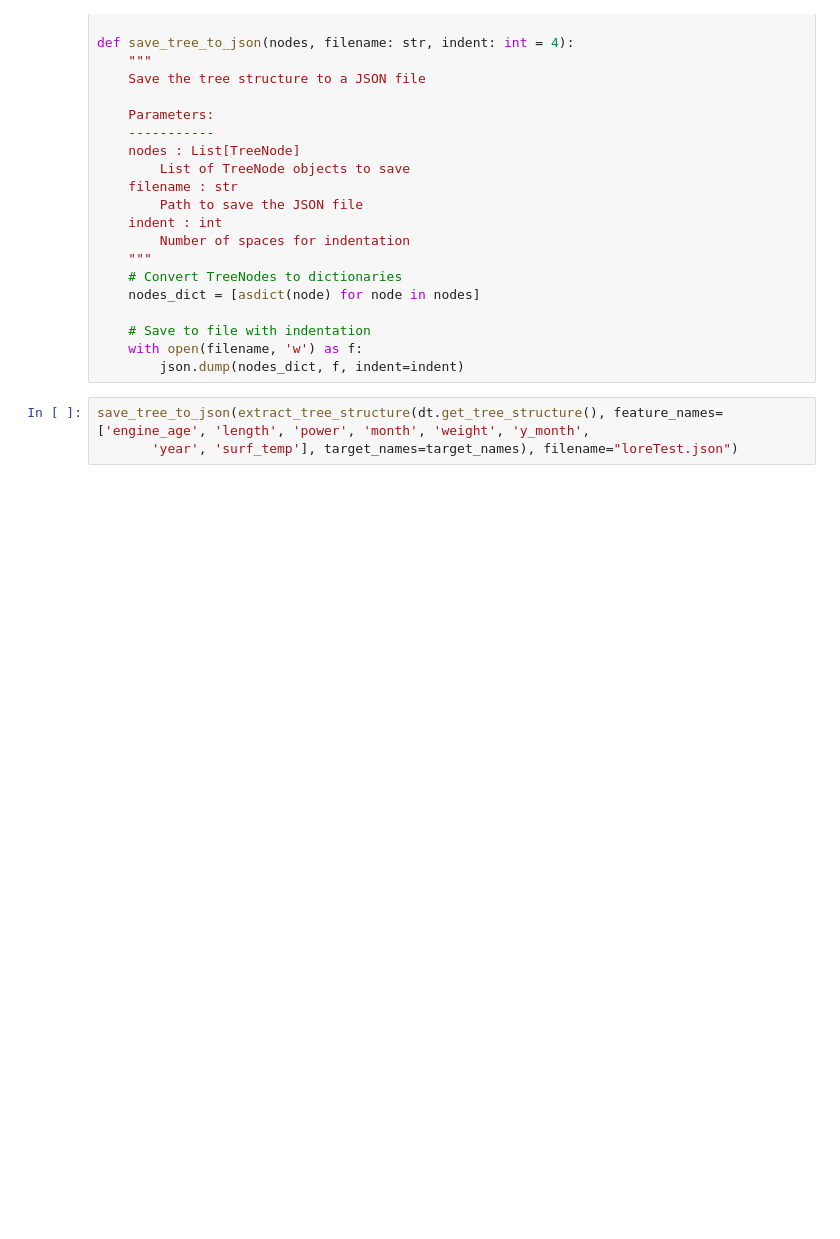
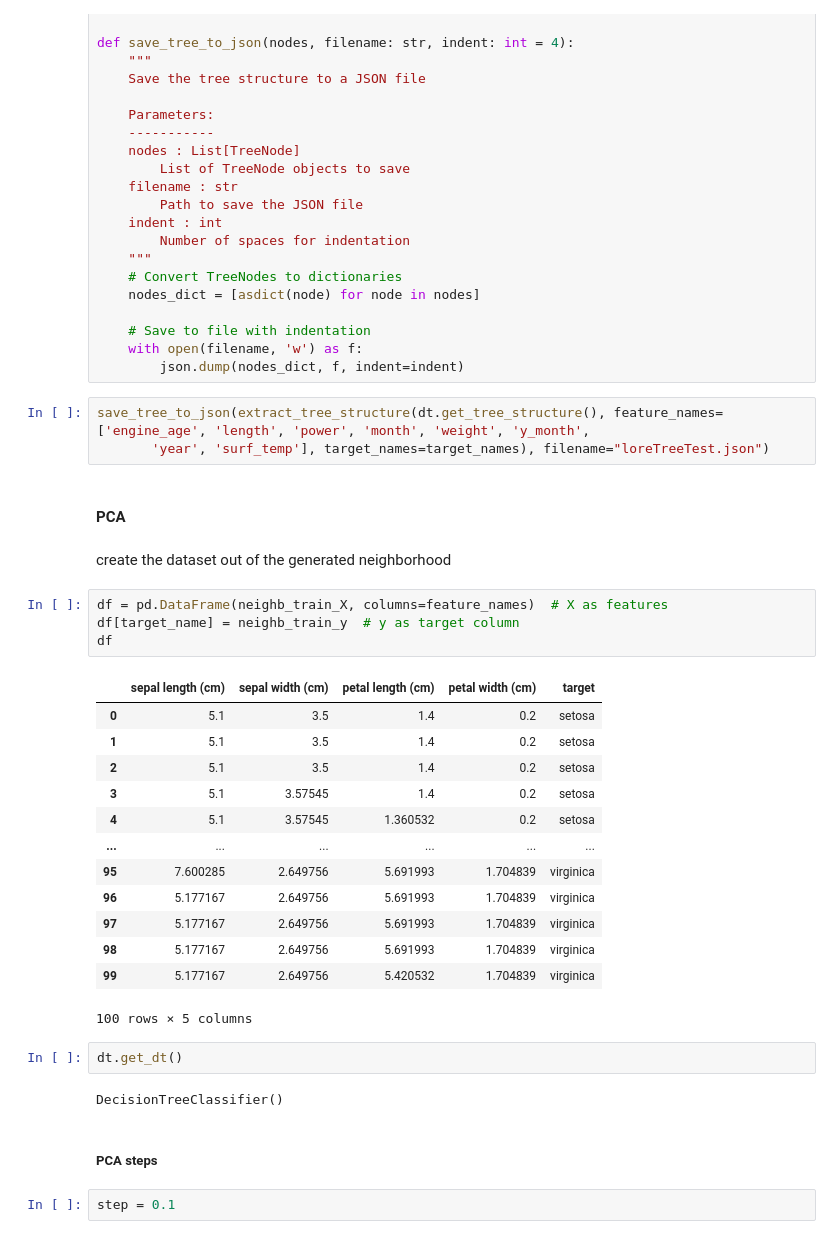
Before and after one commit to AlessandroCarella/Master-thesis, a Jupyter notebook: LORE exploration/LORE the first data extraction.ipynb, the cells around one changed output. Drawn from its saved outputs; the diff is of its cells as text; blank space fills up the shorter version.

Commit message:
created lore test for pca plot

```diff
--- a/LORE exploration/LORE the first data extraction.ipynb
+++ b/LORE exploration/LORE the first data extraction.ipynb
@@ -345,4 +349,34 @@ def save_tree_to_json(nodes, filename: str, indent: int = 4):
         json.dump(nodes_dict, f, indent=indent)
 # %%
 save_tree_to_json(extract_tree_structure(dt.get_tree_structure(), feature_names=['engine_age', 'length', 'power', 'month', 'weight', 'y_month',
-       'year', 'surf_temp'], target_names=target_names), filename="loreTest.json")
+       'year', 'surf_temp'], target_names=target_names), filename="loreTreeTest.json")
+# %% [markdown]
+#### PCA
+# %% [markdown]
+create the dataset out of the generated neighborhood
+# %%
+df = pd.DataFrame(neighb_train_X, columns=feature_names)  # X as features
+df[target_name] = neighb_train_y  # y as target column
+df
+# %% [output]
+|  | sepal length (cm) | sepal width (cm) | petal length (cm) | petal width (cm) | target |
+| 0 | 5.1 | 3.5 | 1.4 | 0.2 | setosa |
+| 1 | 5.1 | 3.5 | 1.4 | 0.2 | setosa |
+| 2 | 5.1 | 3.5 | 1.4 | 0.2 | setosa |
+| 3 | 5.1 | 3.57545 | 1.4 | 0.2 | setosa |
+| 4 | 5.1 | 3.57545 | 1.360532 | 0.2 | setosa |
+| ... | ... | ... | ... | ... | ... |
+| 95 | 7.600285 | 2.649756 | 5.691993 | 1.704839 | virginica |
+| 96 | 5.177167 | 2.649756 | 5.691993 | 1.704839 | virginica |
+| 97 | 5.177167 | 2.649756 | 5.691993 | 1.704839 | virginica |
+| 98 | 5.177167 | 2.649756 | 5.691993 | 1.704839 | virginica |
+| 99 | 5.177167 | 2.649756 | 5.420532 | 1.704839 | virginica |
+100 rows × 5 columns
+# %%
+dt.get_dt()
+# %% [output]
+DecisionTreeClassifier()
+# %% [markdown]
+##### PCA steps
+# %%
+step = 0.1
```
Also changed, not shown: parts of 13 cells of this notebook, 6 other files.
